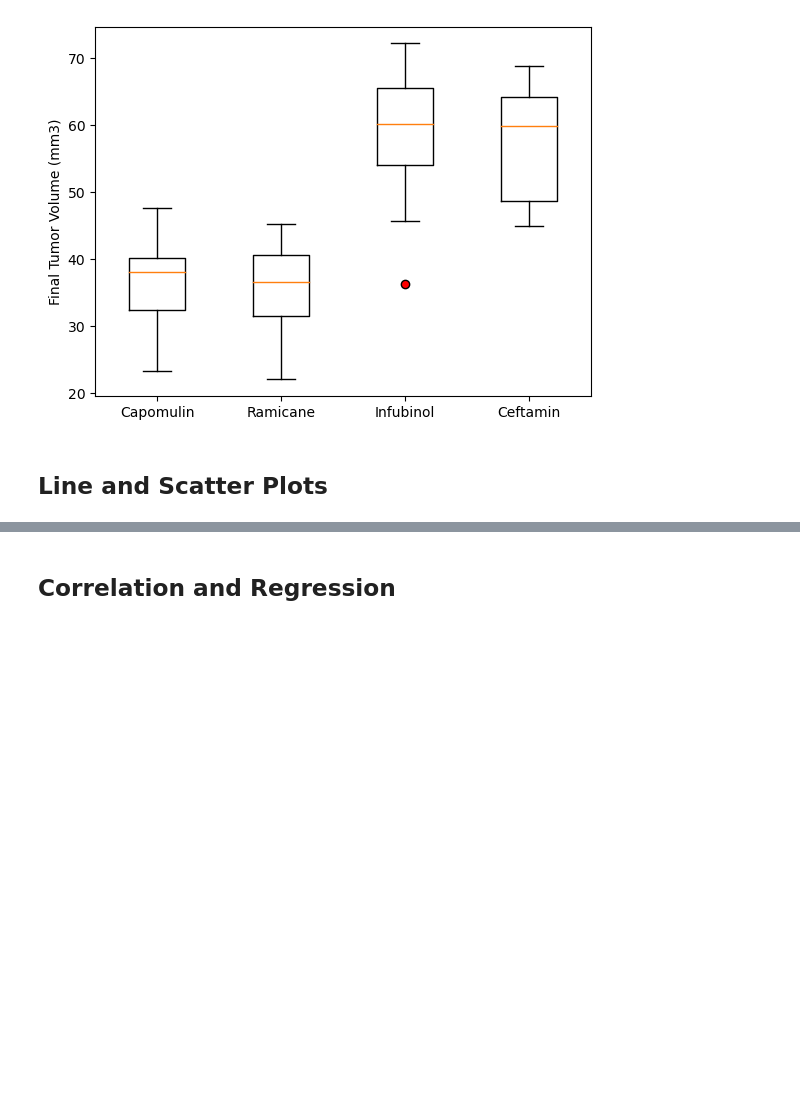
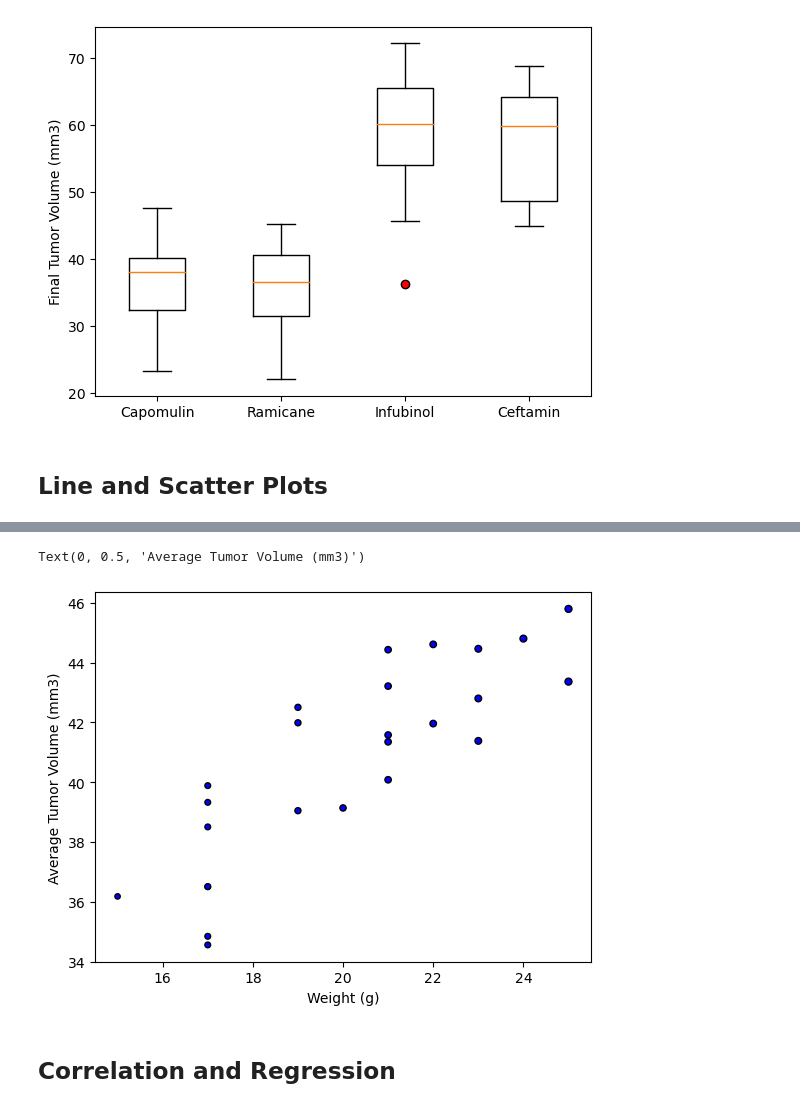
Before and after one commit to JulieKent/BootCamp_matplotlib-challenge, a Jupyter notebook: Pymaceuticals/pymaceuticals_starter.ipynb, the cells around one changed output, grey strips where cells are left out. Saved outputs shown, nothing was run; the diff lists cells and outputs as text; code cells hidden in the pictures; blank space fills up the shorter version.

```diff
--- a/Pymaceuticals/pymaceuticals_starter.ipynb
+++ b/Pymaceuticals/pymaceuticals_starter.ipynb
@@ -277,2 +290,19 @@ plt.show()
+# %%
+# Generate a scatter plot of mouse weight vs. the average observed tumor volume for the entire Capomulin regimen
+mouse_data = Capomulin_df.groupby("Mouse ID")
+mouse_w = mouse_data["Weight (g)"].mean()
+mouse_tvol = mouse_data["Tumor Volume (mm3)"].mean()
+
+mouse__data_df = pd.DataFrame({"Weight (g)": mouse_w, "Tumor Volume (mm3)": mouse_tvol})
+
+x_values = mouse__data_df["Weight (g)"]
+y_values = mouse__data_df["Tumor Volume (mm3)"]
+
+plt.scatter(x_values, y_values, marker="o", facecolors="blue", edgecolors="black", s=x_values)
+plt.xlabel("Weight (g)")
+plt.ylabel("Average Tumor Volume (mm3)")
+# %% [output]
+Text(0, 0.5, 'Average Tumor Volume (mm3)')
+[figure, added]
 # %% [markdown]
 ## Correlation and Regression
```
Also changed, not shown: parts of 7 cells of this notebook.
